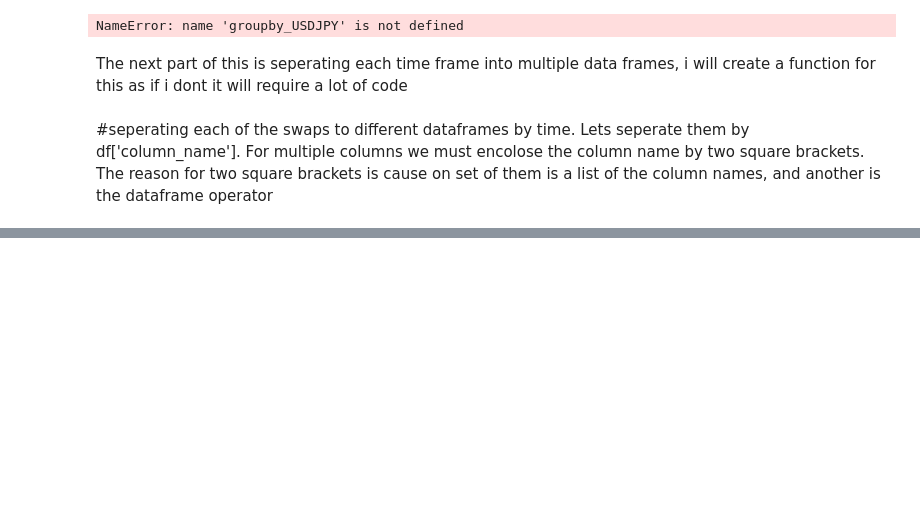
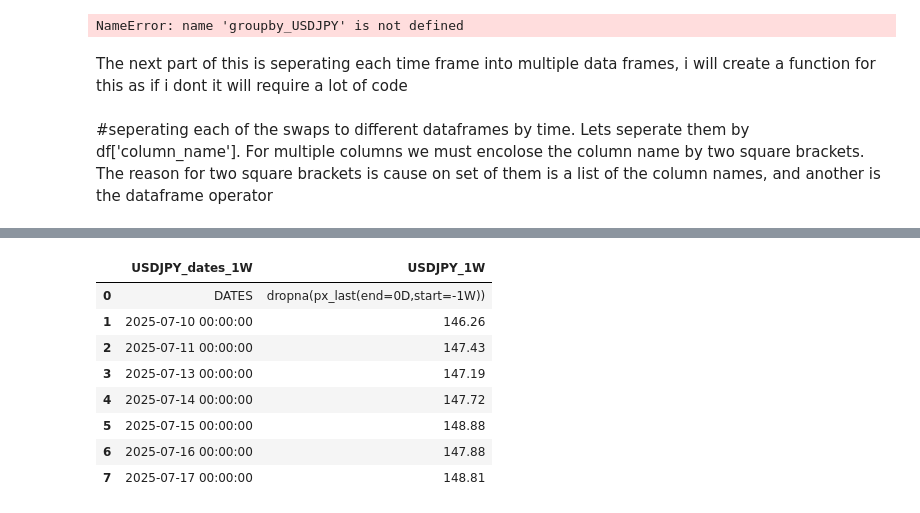
Before and after one commit to Adnan-Anwar-Data-enthusiast/Currency-speculation, a Jupyter notebook: draft.ipnyb (1) (2).ipynb, the cells around one changed output, grey strips where cells are left out. Drawn from its saved outputs; the diff is of its cells as text; code cells hidden in the pictures; blank space fills up the shorter version.

Commit message:
Seperating timeframes into different dataframes based on index

```diff
--- a/draft.ipnyb (1) (2).ipynb
+++ b/draft.ipnyb (1) (2).ipynb
@@ -837,0 +824,12 @@ XAU_20Y not found.
+# %%
+def drop_na(dic):
+# %% [output]
+|  | USDJPY_dates_1W | USDJPY_1W |
+| 0 | DATES | dropna(px_last(end=0D,start=-1W)) |
+| 1 | 2025-07-10 00:00:00 | 146.26 |
+| 2 | 2025-07-11 00:00:00 | 147.43 |
+| 3 | 2025-07-13 00:00:00 | 147.19 |
+| 4 | 2025-07-14 00:00:00 | 147.72 |
+| 5 | 2025-07-15 00:00:00 | 148.88 |
+| 6 | 2025-07-16 00:00:00 | 147.88 |
+| 7 | 2025-07-17 00:00:00 | 148.81 |
```
Also changed, not shown: parts of 28 cells of this notebook.
